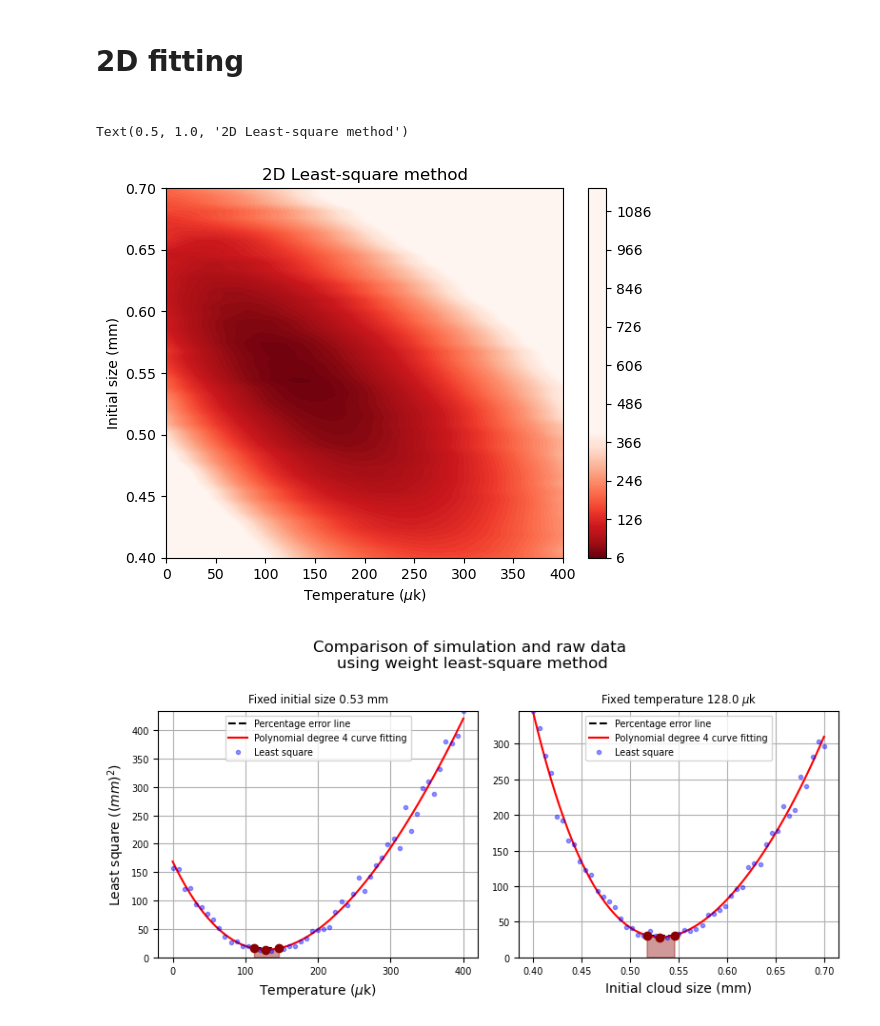
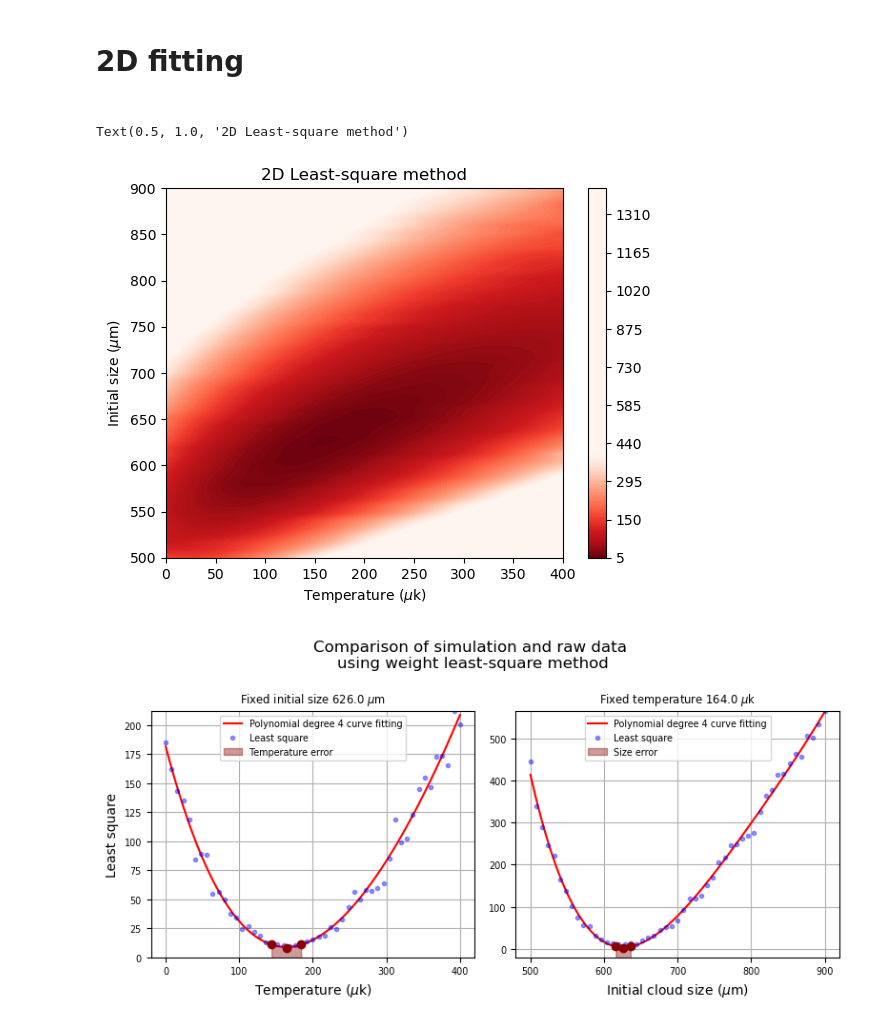
Before and after one commit to Sizslie01/Aoom, a Jupyter notebook: Thesis The Final Project/Monte Carlo Simulation of cloud atoms in 1D/1D cloud atoms Monte carlo simulation.ipynb, the cells around one changed output. Cells and saved outputs as stored; diff of their text form; code cells hidden in the pictures.

```diff
--- a/Thesis The Final Project/Monte Carlo Simulation of cloud atoms in 1D/1D cloud atoms Monte carlo simulation.ipynb
+++ b/Thesis The Final Project/Monte Carlo Simulation of cloud atoms in 1D/1D cloud atoms Monte carlo simulation.ipynb
@@ -417,28 +415,26 @@ def lsq_2params(n,temp_range_min,temp_range_max,m,size_min,size_max,sigma_raw_ar
     size_range = np.linspace(size_min,size_max,m)
     twoD_lsq = []
     twoD_lsq_fit = []
+    twoD_std = []
     for j in range(m):
         x_list = []
         y_list = []
         lsq_list = []
+        std_list = []
+        scale_factor = size_range[j]/sigma_raw_array[0]
+        sigma_array = scale_factor*sigma_raw_array
+        sigma_array_err = scale_factor*sigma_raw_err
         for i in range(n):
-            sigma_sim = MOT_sim(size_range[j],temp_range[i],n_of_time,sigma_raw_array)
-            y_distance_weight = [((1/(sigma_raw_err[h]**2))*((sigma_raw_array[h]-sigma_sim[h])**2)) for h in range(n_of_time)]
+            sigma_sim = MOT_sim(ini_MOT_size,temp_range[i],n_of_time,sigma_raw_array)
+            y_distance_weight = [((1/(sigma_array_err[h]**2))*((sigma_array[h]-sigma_sim[h])**2)) for h in range(n_of_time)]
             lsq = np.sum(y_distance_weight)
-            std_of_mean = np.sqrt(lsq)/np.sqrt(n_of_time-1)
-            if(lsq < min_lsq):
-                min_lsq = lsq
-                coordinate = np.array([j,i])
-                real_temp = temp_range[i]
-                real_size = size_range[j]
-                Percent_err = std_of_mean**2
-                # print(j,i,real_temp,real_size,coordinate)
-            if(lsq > max_lsq):
-                max_lsq = lsq
+            std_of_mean = (np.sqrt(lsq)/np.sqrt(n_of_time-1))**2
+            std_list.append(std_of_mean)
             lsq_list.append(lsq)
+        twoD_std.append(std_list)
         twoD_lsq.append(lsq_list)
-
         coef = np.polyfit(temp_range,lsq_list,4)
         poly1d = np.poly1d(coef)
         twoD_lsq_fit.append(poly1d(temp_range))
-    return np.array(twoD_lsq_fit), temp_range, size_range, real_temp , real_size , np.array(twoD_lsq[coordinate[0]]), np.array(twoD_lsq[coordinate[1]]), Percent_err
+
+    return np.array(twoD_lsq), np.array(twoD_lsq_fit), temp_range, size_range, twoD_std
@@ -445,3 +448,11 @@ def lsq_2params(n,temp_range_min,temp_range_max,m,size_min,size_max,sigma_raw_ar
+# %%
+sigma_err = np.array([0.54697102 ,0.50053797 ,0.64864047 ,0.83312344 ,1.44395329 ,3.30220595 ])#,8.47620527 ,7.22363419 ,165.29643617 ,49.07438558]
+sigma_exp_pixel = np.array([21.15636818, 20.8565363 , 22.63152476, 26.62544192, 29.5098059 ,37.5756262 ])
+rubidium_mass=1.409993e-25
+k=1.380649e-23
+mu = 0
+ini_MOT_size = 0.0005853782630731235
 # %%
-temp_min_fit,temp_max_fit,size_min_fit,size_max_fit = 0,400,0.4,0.7
-lsq_data,temp_range_lsq,size_range_lsq,MOT_temp_2params,MOT_size,lsq_temp,lsq_size,err = lsq_2params(51,temp_min_fit*1e-6,temp_max_fit*1e-6,51,size_min_fit*1e-3,size_max_fit*1e-3,sigma_exp,sigma_err)
+temp_min_fit,temp_max_fit,size_min_fit,size_max_fit = 0,400,0.5,0.9
+lsq_data ,lsq_data_fit,temp_array,size_array,std_data = lsq_2params(51,temp_min_fit*1e-6,temp_max_fit*1e-6,51,size_min_fit*1e-3,size_max_fit*1e-3,sigma_exp_pixel,sigma_err)
+temp_lsq_range,size_lsq_range, mean_std = lsq_fit(lsq_data ,lsq_data_fit,temp_array,size_array,std_data)
@@ -472,11 +484,10 @@ point_lsq_s_range = np.array([s_range_lsq[np.min(min_size_range)],s_range_lsq[in
 # %%
-plt.contourf(lsq_data,200,cmap = 'Reds_r',extent = (temp_min_fit,temp_max_fit,size_min_fit,size_max_fit) ,vmax =400)
-# plt.plot(MOT_temp_2params*1000000,MOT_size*1000,'.',color = 'cyan',label = str(np.round(MOT_size*1000,3))+' mm and '+str(np.round(MOT_temp_2params*1000000,2))+' $\mu$k ')
+plt.contourf(lsq_data_fit,300,cmap = 'Reds_r',vmax =400 ,extent = (temp_min_fit,temp_max_fit,size_min_fit*1000,size_max_fit*1000) )#
 plt.colorbar()
 plt.xlabel('Temperature ($\mu$k)')
-plt.ylabel('Initial size (mm)')
+plt.ylabel('Initial size ($\mu$m)')
 plt.title('2D Least-square method')
 # plt.legend()
 # %% [output]
 Text(0.5, 1.0, '2D Least-square method')
-[figure, old version]
+[figure, new version]
@@ -496,27 +499,25 @@ gs = fig.add_gridspec(1, 2)
 axs[0] = fig.add_subplot(gs[0, 0])
 axs[1] = fig.add_subplot(gs[0, 1])
 
-axs1 = axs[0].plot(t_range_lsq[min_temp_range[0]]*1000000,round(np.min(lsq_t) + err)*np.ones(np.shape(min_temp_range)[1]),'--k',label = 'Percentage error line')
-axs1 = axs[0].plot(t_range_lsq*1000000,lsq_t,'-r', label = 'Polynomial degree 4 curve fitting')
-axs1 = axs[0].plot(temp_range_lsq*1000000,lsq_temp,'.b',alpha = 0.4, label = 'Least square')
+axs1 = axs[0].plot(scale_temp_array_n,lsq_t,'-r', label = 'Polynomial degree 4 curve fitting')
+axs1 = axs[0].plot(scale_temp_array,temp_lsq_range,'.b',alpha = 0.4, label = 'Least square')
 axs1 = axs[0].plot(point_lsq_t_range*1000000,point_lsq_t,'o',color = 'darkred')
-axs1 = axs[0].fill_between(point_lsq_t_range*1000000, 0, point_lsq_t,alpha = 0.4,color = 'darkred')
-axs[0].set_title('Fixed initial size ' + str(round(size_mean*1000,3))+' mm',fontsize ='small')
+axs1 = axs[0].fill_between(point_lsq_t_range*1000000, -100, point_lsq_t,alpha = 0.4,color = 'darkred',label = 'Temperature error')
+axs[0].set_title('Fixed initial size ' + str(round(point_lsq_s_range[1]*1000000,3))+' $\mu$m',fontsize ='small')
 axs[0].set_xlabel('Temperature ($\mu$k)')
-axs[0].set_ylabel(r'Least square ($(mm)^2$)')
-axs[0].set_ylim(0,np.max(lsq_temp))
+axs[0].set_ylabel('Least square')
+axs[0].set_ylim(0,np.max(temp_lsq_range))
 axs[0].legend(loc = 'upper center', fontsize = 'x-small')
 axs[0].grid()
 
-axs2 = axs[1].plot(s_range_lsq[min_size_range[0]]*1000,round(np.min(lsq_s) + err)*np.ones(np.shape(min_size_range)[1]),'--k', label = 'Percentage error line')
-axs2 = axs[1].plot(s_range_lsq*1000,lsq_s,'-r', label = 'Polynomial degree 4 curve fitting')
-axs2 = axs[1].plot(size_range_lsq*1000,lsq_size,'.b',alpha = 0.4, label = 'Least square')
-axs2 = axs[1].plot(point_lsq_s_range*1000,point_lsq_s,'o',color = 'darkred')
-axs2 = axs[1].fill_between(point_lsq_s_range*1000, 0, point_lsq_s,alpha = 0.4,color = 'darkred')
-axs[1].set_title('Fixed temperature ' + str(round(temp_mean*1000000,3)) +' $\mu$k',fontsize ='small')
-axs[1].set_xlabel('Initial cloud size (mm)')
+axs2 = axs[1].plot(scale_size_array_n,lsq_s,'-r', label = 'Polynomial degree 4 curve fitting')
+axs2 = axs[1].plot(scale_size_array,size_lsq_range,'.b',alpha = 0.4, label = 'Least square')
+axs2 = axs[1].plot(point_lsq_s_range*1000000,point_lsq_s,'o',color = 'darkred')
+axs2 = axs[1].fill_between(point_lsq_s_range*1000000, -100, point_lsq_s,alpha = 0.4,color = 'darkred',label = 'Size error')
+axs[1].set_title('Fixed temperature ' + str(round(point_lsq_t_range[1]*1000000,3)) +' $\mu$k',fontsize ='small')
+axs[1].set_xlabel('Initial cloud size ($\mu$m)')
 
-axs[1].set_ylim(0,np.max(lsq_size))
+axs[1].set_ylim(-20,np.max(size_lsq_range))
 axs[1].legend(loc = 'upper center', fontsize = 'x-small')
 axs[1].grid()
 
@@ -528,5 +529,5 @@ for x in axs.flat:
 fig.suptitle('Comparison of simulation and raw data \nusing weight least-square method')
 fig.tight_layout()
 # %% [output]
-[figure, old version]
+[figure, new version]
 # %%
```
Also changed, not shown: parts of 7 cells of this notebook, 10 other files.
